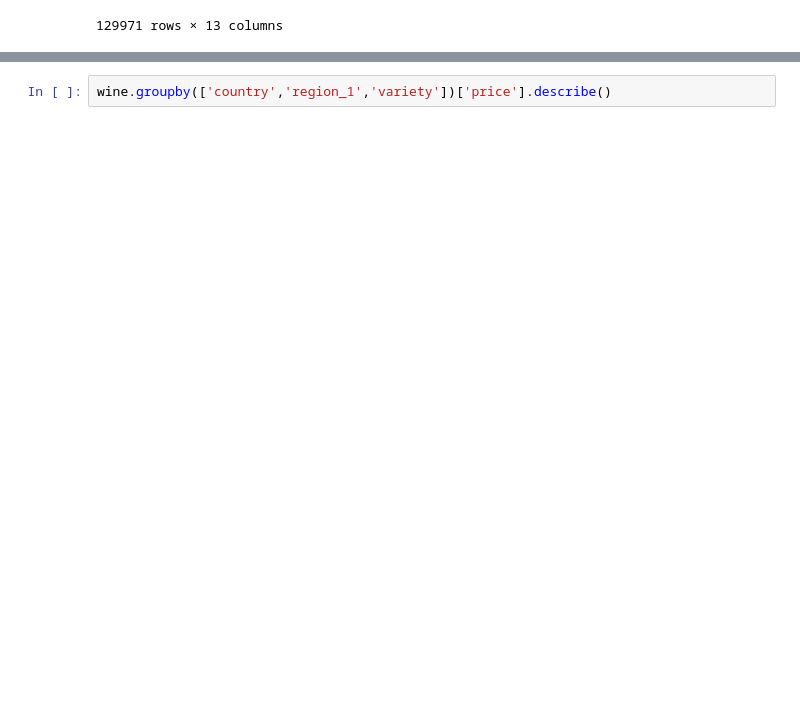
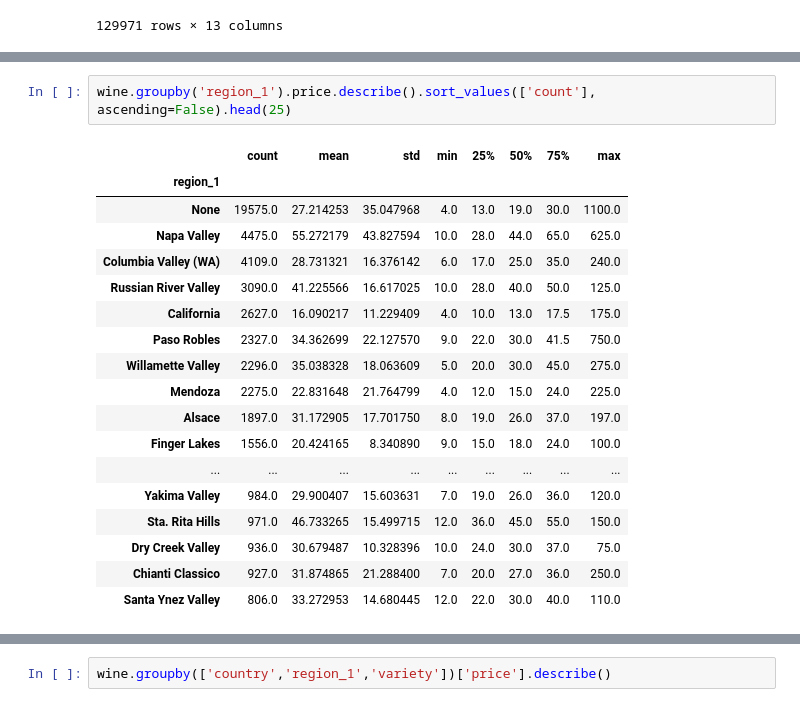
Before and after one commit to evanrosa/wine-ML-capstone-2018, a Jupyter notebook: 02-EDA.ipynb, the cells around one changed output, grey strips where cells are left out. Cells and saved outputs as stored; diff of their text form; blank space fills up the shorter version.

```diff
--- a/02-EDA.ipynb
+++ b/02-EDA.ipynb
@@ -440,0 +422,21 @@ Name: region_1, dtype: int64
+# %%
+wine.groupby('region_1').price.describe().sort_values(['count'], ascending=False).head(25)
+# %% [output]
+|  | count | mean | std | min | 25% | 50% | 75% | max |
+| region_1 |  |  |  |  |  |  |  |  |
+| None | 19575.0 | 27.214253 | 35.047968 | 4.0 | 13.0 | 19.0 | 30.0 | 1100.0 |
+| Napa Valley | 4475.0 | 55.272179 | 43.827594 | 10.0 | 28.0 | 44.0 | 65.0 | 625.0 |
+| Columbia Valley (WA) | 4109.0 | 28.731321 | 16.376142 | 6.0 | 17.0 | 25.0 | 35.0 | 240.0 |
+| Russian River Valley | 3090.0 | 41.225566 | 16.617025 | 10.0 | 28.0 | 40.0 | 50.0 | 125.0 |
+| California | 2627.0 | 16.090217 | 11.229409 | 4.0 | 10.0 | 13.0 | 17.5 | 175.0 |
+| Paso Robles | 2327.0 | 34.362699 | 22.127570 | 9.0 | 22.0 | 30.0 | 41.5 | 750.0 |
+| Willamette Valley | 2296.0 | 35.038328 | 18.063609 | 5.0 | 20.0 | 30.0 | 45.0 | 275.0 |
+| Mendoza | 2275.0 | 22.831648 | 21.764799 | 4.0 | 12.0 | 15.0 | 24.0 | 225.0 |
+| Alsace | 1897.0 | 31.172905 | 17.701750 | 8.0 | 19.0 | 26.0 | 37.0 | 197.0 |
+| Finger Lakes | 1556.0 | 20.424165 | 8.340890 | 9.0 | 15.0 | 18.0 | 24.0 | 100.0 |
+| ... | ... | ... | ... | ... | ... | ... | ... | ... |
+| Yakima Valley | 984.0 | 29.900407 | 15.603631 | 7.0 | 19.0 | 26.0 | 36.0 | 120.0 |
+| Sta. Rita Hills | 971.0 | 46.733265 | 15.499715 | 12.0 | 36.0 | 45.0 | 55.0 | 150.0 |
+| Dry Creek Valley | 936.0 | 30.679487 | 10.328396 | 10.0 | 24.0 | 30.0 | 37.0 | 75.0 |
+| Chianti Classico | 927.0 | 31.874865 | 21.288400 | 7.0 | 20.0 | 27.0 | 36.0 | 250.0 |
+| Santa Ynez Valley | 806.0 | 33.272953 | 14.680445 | 12.0 | 22.0 | 30.0 | 40.0 | 110.0 |
```
Also changed, not shown: parts of 31 cells of this notebook.
